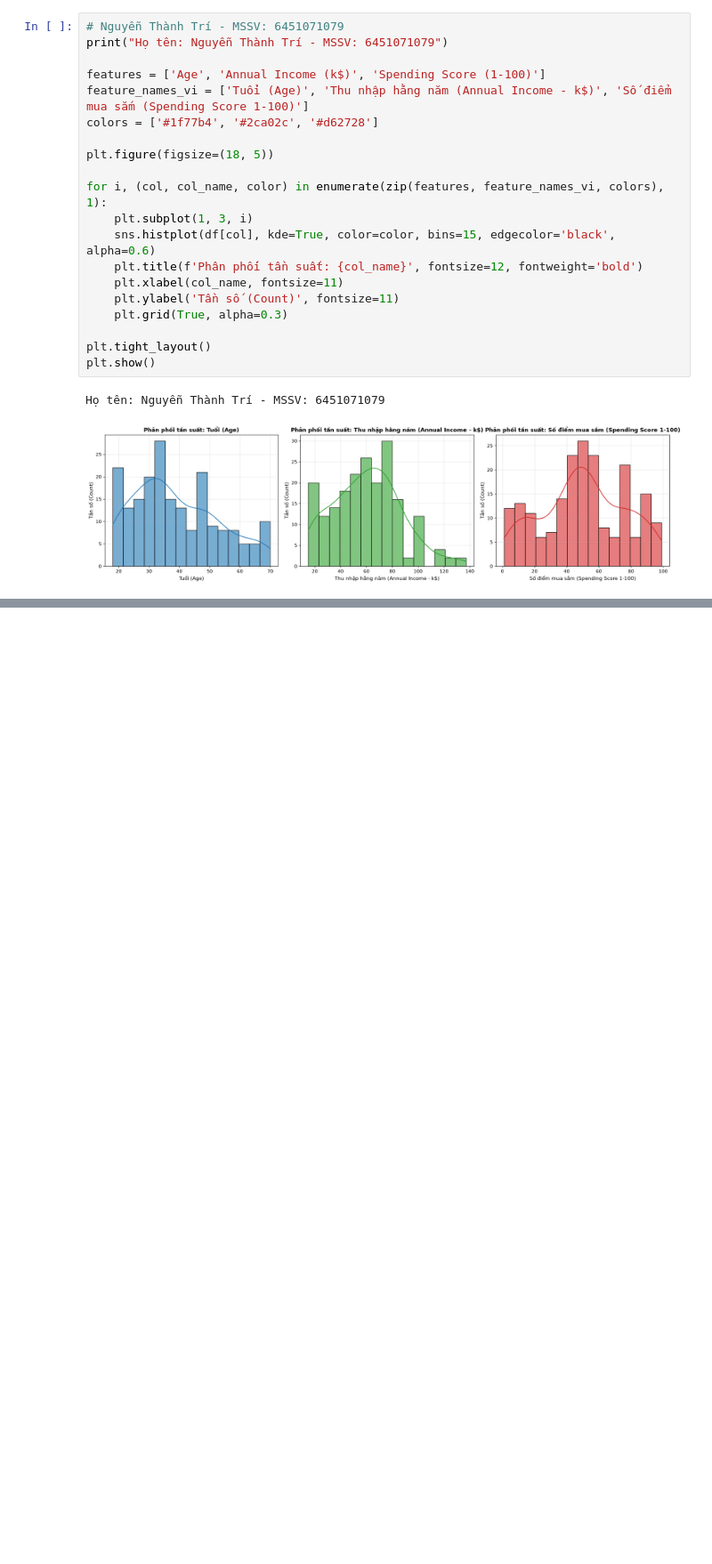
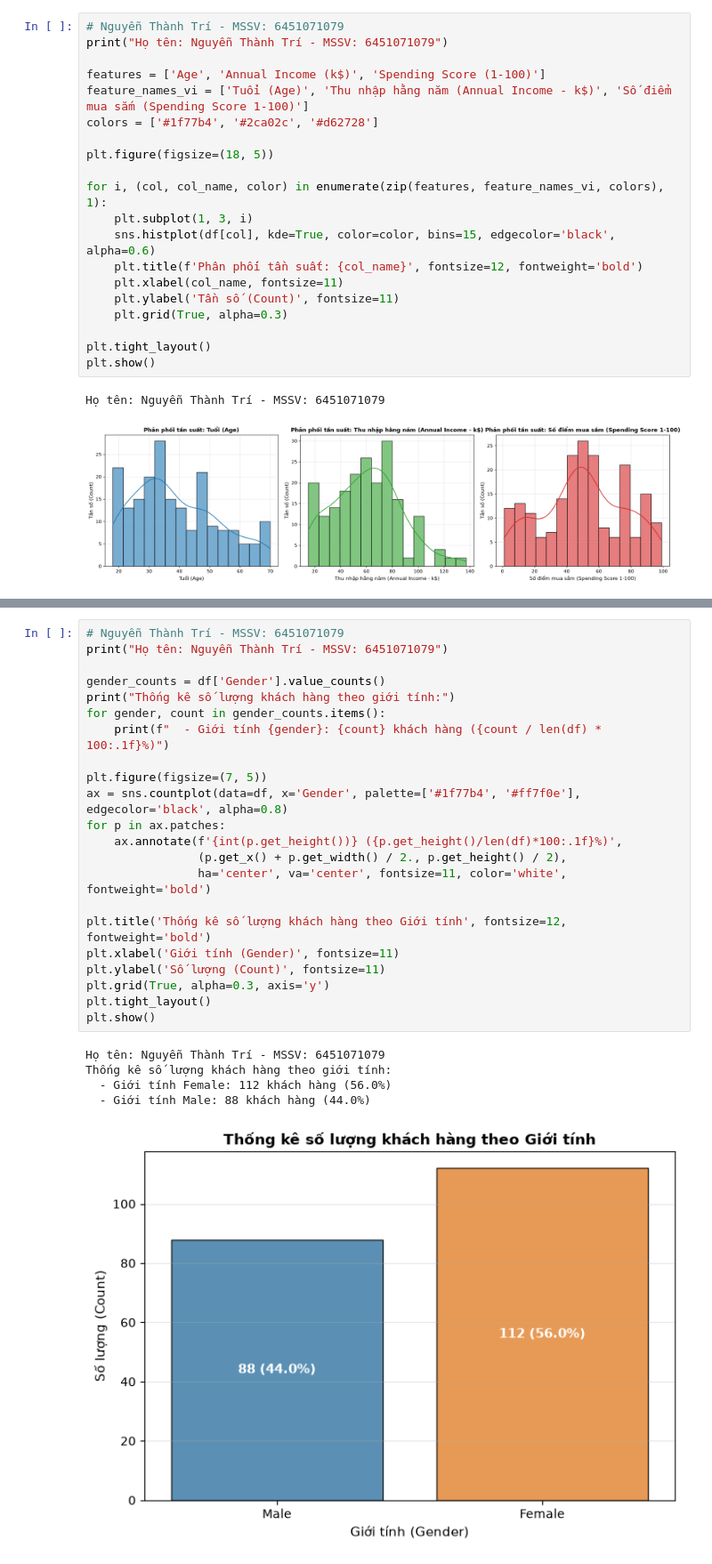
Before and after one commit to TriNguyenThanh/6451071079_Lab23, a Jupyter notebook: model/6451071079_LAB3_Bai5.ipynb, the cells around one changed output, grey strips where cells are left out. Shown at 89% size. Drawn from its saved outputs; the diff is of its cells as text; blank space fills up the shorter version.

Commit message:
feature<bai5_cau3>: thong ke so luong mau theo gioi tinh bang countplot

```diff
--- a/model/6451071079_LAB3_Bai5.ipynb
+++ b/model/6451071079_LAB3_Bai5.ipynb
@@ -129,0 +133,28 @@ Họ tên: Nguyễn Thành Trí - MSSV: 6451071079
+# %%
+# Nguyễn Thành Trí - MSSV: 6451071079
+print("Họ tên: Nguyễn Thành Trí - MSSV: 6451071079")
+
+gender_counts = df['Gender'].value_counts()
+print("Thống kê số lượng khách hàng theo giới tính:")
+for gender, count in gender_counts.items():
+    print(f"  - Giới tính {gender}: {count} khách hàng ({count / len(df) * 100:.1f}%)")
+
+plt.figure(figsize=(7, 5))
+ax = sns.countplot(data=df, x='Gender', palette=['#1f77b4', '#ff7f0e'], edgecolor='black', alpha=0.8)
+for p in ax.patches:
+    ax.annotate(f'{int(p.get_height())} ({p.get_height()/len(df)*100:.1f}%)',
+                (p.get_x() + p.get_width() / 2., p.get_height() / 2),
+                ha='center', va='center', fontsize=11, color='white', fontweight='bold')
+
+plt.title('Thống kê số lượng khách hàng theo Giới tính', fontsize=12, fontweight='bold')
+plt.xlabel('Giới tính (Gender)', fontsize=11)
+plt.ylabel('Số lượng (Count)', fontsize=11)
+plt.grid(True, alpha=0.3, axis='y')
+plt.tight_layout()
+plt.show()
+# %% [output]
+Họ tên: Nguyễn Thành Trí - MSSV: 6451071079
+Thống kê số lượng khách hàng theo giới tính:
+  - Giới tính Female: 112 khách hàng (56.0%)
+  - Giới tính Male: 88 khách hàng (44.0%)
+[figure, added]
```
Also changed, not shown: parts of 1 cell of this notebook.
